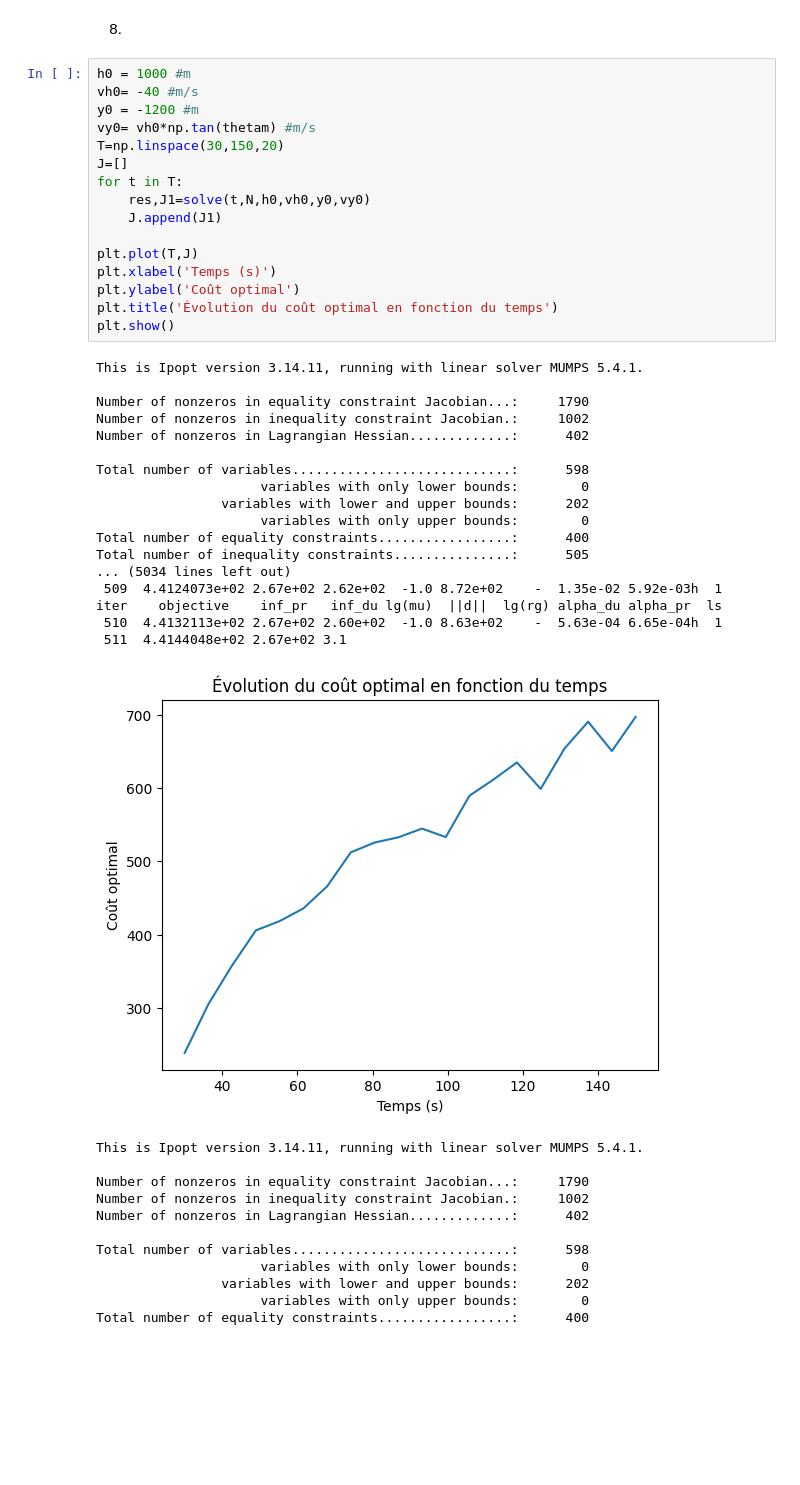
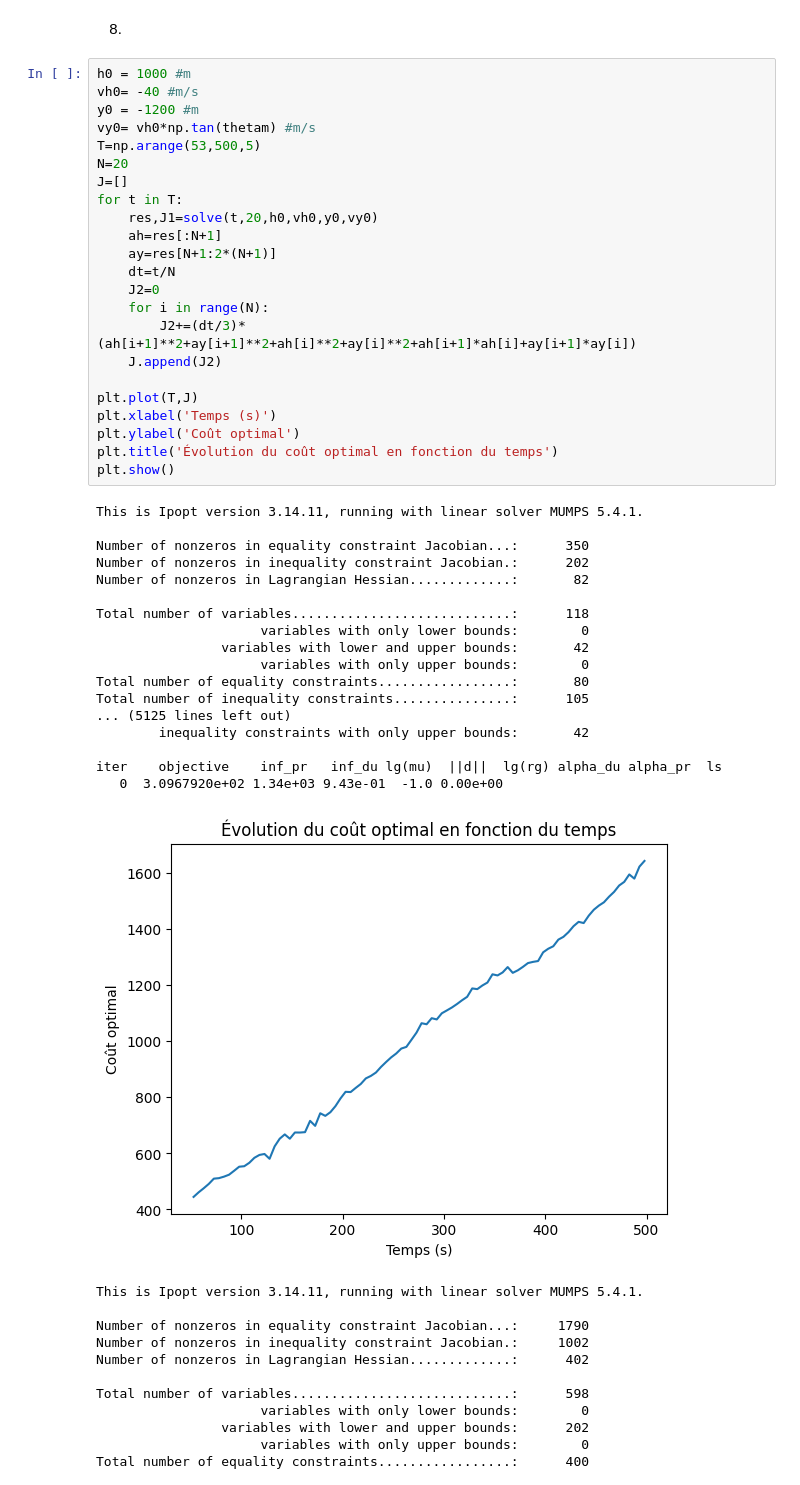
Before and after one commit to anaiscorbiere03/projet_maths, a Jupyter notebook: optim.ipynb, the cells around one changed output. Saved outputs shown, nothing was run; the diff lists cells and outputs as text; blank space fills up the shorter version.

```diff
--- a/optim.ipynb
+++ b/optim.ipynb
@@ -375,38 +380,45 @@ h0= 1000 vh0= -40 y0= -2747.4774194546217 vy0= 45
 # %%
 h0 = 1000 #m
 vh0= -40 #m/s
 y0 = -1200 #m
 vy0= vh0*np.tan(thetam) #m/s
-T=np.linspace(30,150,20)
+T=np.arange(53,500,5)
+N=20
 J=[]
 for t in T:
-    res,J1=solve(t,N,h0,vh0,y0,vy0)
-    J.append(J1)
+    res,J1=solve(t,20,h0,vh0,y0,vy0)
+    ah=res[:N+1]
+    ay=res[N+1:2*(N+1)]
+    dt=t/N
+    J2=0
+    for i in range(N):
+        J2+=(dt/3)*(ah[i+1]**2+ay[i+1]**2+ah[i]**2+ay[i]**2+ah[i+1]*ah[i]+ay[i+1]*ay[i])
+    J.append(J2)
 
 plt.plot(T,J)
 plt.xlabel('Temps (s)')
 plt.ylabel('Coût optimal')
 plt.title('Évolution du coût optimal en fonction du temps')
 plt.show()
 # %% [output]
 This is Ipopt version 3.14.11, running with linear solver MUMPS 5.4.1.
 
-Number of nonzeros in equality constraint Jacobian...:     1790
-Number of nonzeros in inequality constraint Jacobian.:     1002
-Number of nonzeros in Lagrangian Hessian.............:      402
+Number of nonzeros in equality constraint Jacobian...:      350
+Number of nonzeros in inequality constraint Jacobian.:      202
+Number of nonzeros in Lagrangian Hessian.............:       82
 
-Total number of variables............................:      598
+Total number of variables............................:      118
                      variables with only lower bounds:        0
-                variables with lower and upper bounds:      202
+                variables with lower and upper bounds:       42
                      variables with only upper bounds:        0
-Total number of equality constraints.................:      400
-Total number of inequality constraints...............:      505
-... (5034 lines left out)
- 509  4.4124073e+02 2.67e+02 2.62e+02  -1.0 8.72e+02    -  1.35e-02 5.92e-03h  1
+Total number of equality constraints.................:       80
+Total number of inequality constraints...............:      105
+... (5125 lines left out)
+        inequality constraints with only upper bounds:       42
+
 iter    objective    inf_pr   inf_du lg(mu)  ||d||  lg(rg) alpha_du alpha_pr  ls
- 510  4.4132113e+02 2.67e+02 2.60e+02  -1.0 8.63e+02    -  5.63e-04 6.65e-04h  1
- 511  4.4144048e+02 2.67e+02 3.1
+   0  3.0967920e+02 1.34e+03 9.43e-01  -1.0 0.00e+00
-[figure, old version]
+[figure, new version]
 # %%
 # %% [output]
 This is Ipopt version 3.14.11, running with linear solver MUMPS 5.4.1.
```
Also changed, not shown: parts of 8 cells of this notebook.
